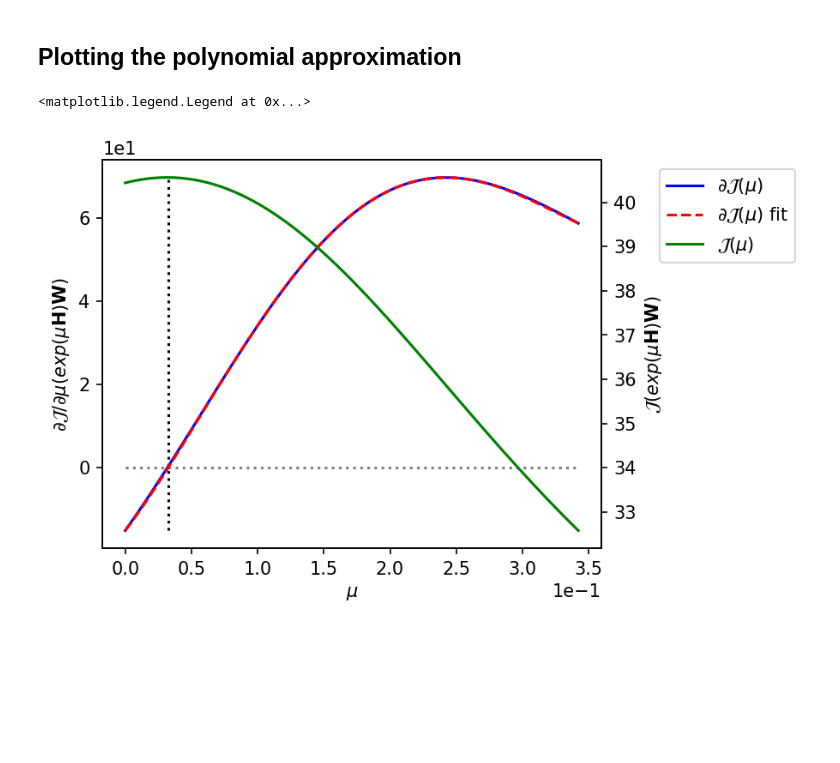
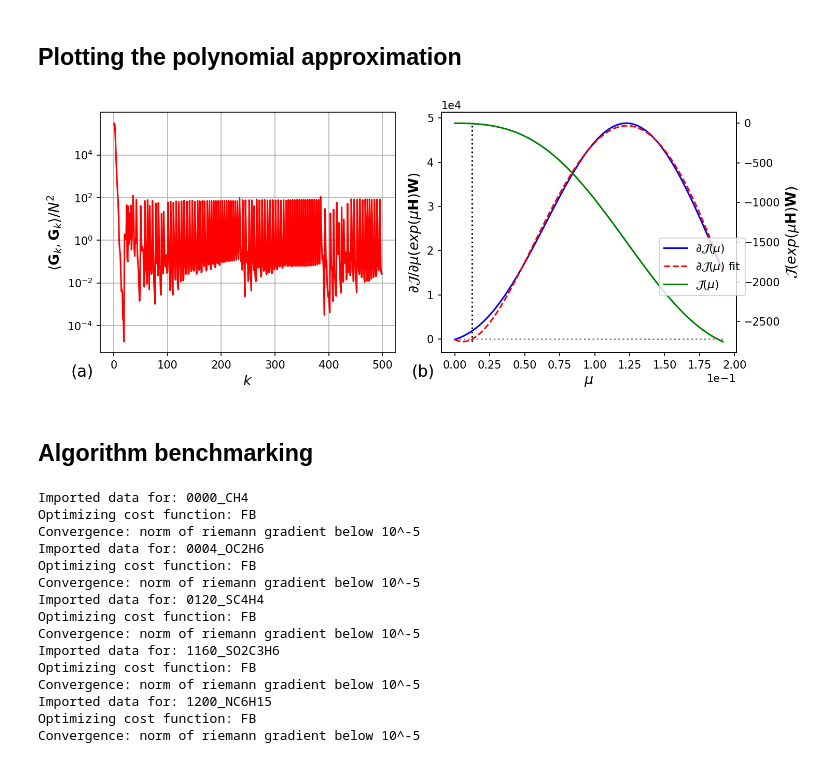
Before and after one commit to SiebeFrederix/MasterThesis, a Jupyter notebook: code/main.ipynb, the cells around one changed output. Drawn from its saved outputs; the diff is of its cells as text; code cells hidden in the pictures; blank space fills up the shorter version.

```diff
--- a/code/main.ipynb
+++ b/code/main.ipynb
@@ -35,0 +40,4 @@ Psi4 Model initiated with method scf and basis set 6-311ppg_d_p_
+# %%
+idx = 6
+loc = Localizer(Z[idx], R[idx], index=qm7_idxs[idx], lot='scf',
+                check_import=False, cores=4, memory=6e+09)
@@ -36,3 +48,2 @@ Psi4 Model initiated with method scf and basis set 6-311ppg_d_p_
 # %%
-loc.set_scheme('FB')
-loc.scheme
+loc.set_scheme('FB_p')
@@ -41,3 +49,0 @@ loc.scheme
-# %%
-loc.set_scheme('V3')
-loc.scheme
@@ -46,3 +49,0 @@ loc.scheme
-# %%
-loc.set_scheme('V4')
-loc.scheme
@@ -148,41 +116,81 @@ dump_one(methane, 'methane_test.fchk')
 mu = np.linspace(0,loc.iteration_hist['MuMax'], 100)
 dJ_mu = np.zeros((100))
 J_mu = np.zeros((100))
 
 H = loc.iteration_hist['H']
 W = loc.iteration_hist['W']
 
 for i in range(100):
     R = scipy.linalg.expm(mu[i]*H)
     J_mu[i] = np.array(loc.cost_function(np.dot(R,W)))
     inter_grad = np.array(loc.cost_grad(np.dot(R,W)))
     dJ_mu[i] = -2*np.einsum('ij,kj,lk,il',inter_grad, W, R, H)
 
 dJ_mu_fit = np.polynomial.polynomial.polyval(mu, np.flip(loc.iteration_hist['PolyCoeffs']))
 
-fig, ax = plt.subplots(1, 1, figsize=(5,4), squeeze=False, dpi=150)
+fig, ax = plt.subplots(1, 2, figsize=(10,4), squeeze=False, dpi=150, tight_layout=True)
 
-ax = ax[0][0]
+ax1 = ax[0][0]
+ax = ax[0][1]
+
+ax1.plot(loc.conv_hist[np.where(loc.conv_hist != 0.)], color='r')
+ax1.set_yscale('log')
+ax1.set_xlabel('$k$', fontsize=13)
+ax1.set_ylabel(r'$\langle\mathbf{G}_k,\mathbf{G}_k\rangle/N^2$', fontsize=13)
+ax1.grid()
+ax1.text(-0.1, -0.1, '(a)', transform=ax1.transAxes, size=15)
+
 lns1 = ax.plot(mu, dJ_mu, color='b', label='$\partial\mathcal{J}(\mu)$')
 lns2 = ax.plot(mu, dJ_mu_fit, linestyle='--', color='r', label='$\partial\mathcal{J}(\mu)$ fit')
-ax.vlines(np.real(loc.iteration_hist['Root']), np.min(dJ_mu), np.max(dJ_mu), linestyle='dotted', color='k')
 ax.hlines(0, np.min(mu), np.max(mu), linestyle='dotted', color='gray')
 ax.ticklabel_format(axis='both', style='scientific', scilimits=(0,0))
-ax.set_ylabel('$\partial \mathcal{J}/\partial \mu (exp(\mu\mathbf{H})\mathbf{W})$')
-ax.set_xlabel('$\mu$')
-ax.legend()
+ax.set_ylabel('$\partial \mathcal{J}/\partial \mu (exp(\mu\mathbf{H})\mathbf{W})$', fontsize=13)
+ax.set_xlabel('$\mu$', fontsize=13)
+# ax.legend()
 
 ax2 = ax.twinx()
 lns3 = ax2.plot(mu, J_mu, color='g', label='$\mathcal{J}(\mu)$')
-ax2.set_ylabel('$\mathcal{J}(exp(\mu\mathbf{H})\mathbf{W})$')
+ax2.vlines(np.real(loc.iteration_hist['Root']), np.min(J_mu), np.max(J_mu), linestyle='dotted', color='k')
+ax2.set_ylabel('$\mathcal{J}(exp(\mu\mathbf{H})\mathbf{W})$', fontsize=13)
+ax2.text(-0.1, -0.1, '(b)', transform=ax2.transAxes, size=15)
 
 leg = lns1 + lns2 + lns3
 labs = [l.get_label() for l in leg]
-# ax.legend(leg, labs, loc='lower center')
-ax.legend(leg, labs, loc='upper left', bbox_to_anchor=(1.1, 1.))
+# leg = ax2.legend(leg, labs, loc='lower right', framealpha=1, facecolor='white')
+leg = ax2.legend(leg, labs, bbox_to_anchor=(0.55, 0., 0.5, 0.5),fontsize=10.5)
+# ax2.set_zorder(100)
+# ax.legend(leg, labs, loc='upper left', bbox_to_anchor=(1.1, 1.))
 # ax2.legend()
 # plt.grid()
 # print(loc.iteration_hist['Root'])
+
+# plt.savefig('../data/figures/plots/step_size_badfit3', dpi=300)
 # %% [output]
-<matplotlib.legend.Legend at 0x...>
-[figure, old version]
+[figure, new version]
+# %% [markdown]
+## Algorithm benchmarking
+# %%
+conv_hist = []
+names = []
+colors = ['r','b','g','y','k']
+for i in [0,4,120,1160,1200]:
+    loc = Localizer(Z[i], R[i], index=i, check_import=True)
+    loc.optimize_line_search()
+    conv_hist.append(loc.conv_hist[np.where(loc.conv_hist != 0.)])
+    names.append(loc.generate_molname(scheme_name=False)[5:])
+# %% [output]
+Imported data for: 0000_CH4
+Optimizing cost function: FB
+Convergence: norm of riemann gradient below 10^-5
+Imported data for: 0004_OC2H6
+Optimizing cost function: FB
+Convergence: norm of riemann gradient below 10^-5
+Imported data for: 0120_SC4H4
+Optimizing cost function: FB
+Convergence: norm of riemann gradient below 10^-5
+Imported data for: 1160_SO2C3H6
+Optimizing cost function: FB
+Convergence: norm of riemann gradient below 10^-5
+Imported data for: 1200_NC6H15
+Optimizing cost function: FB
+Convergence: norm of riemann gradient below 10^-5
```
Also changed, not shown: parts of 29 cells of this notebook, 22 other files.
